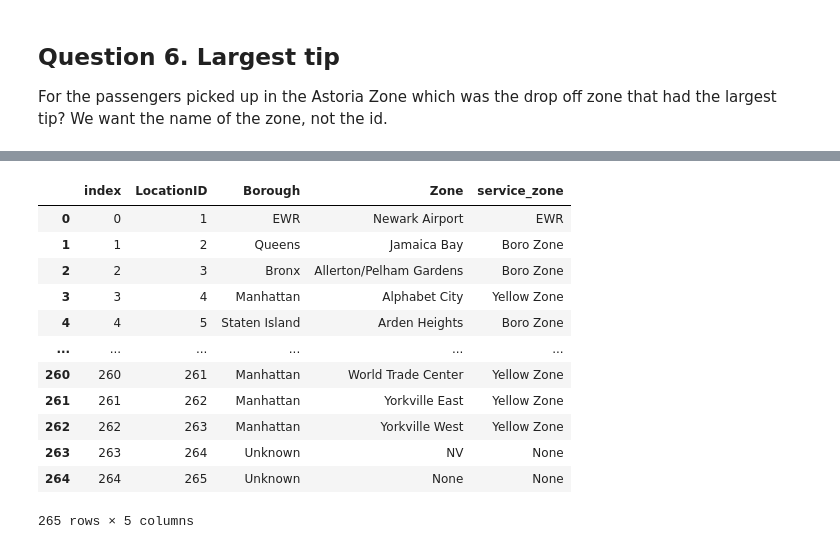
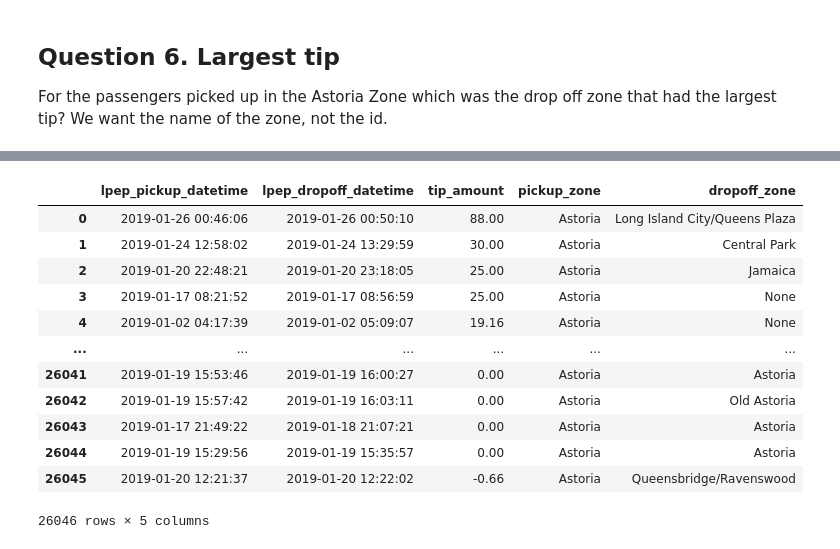
Before and after one commit to froukje/de-zoomcamp, a Jupyter notebook: week_1_basics_n_setup/homework/upload-data.ipynb, the cells around one changed output, grey strips where cells are left out. Saved outputs shown, nothing was run; the diff lists cells and outputs as text; code cells hidden in the pictures.

```diff
--- a/week_1_basics_n_setup/homework/upload-data.ipynb
+++ b/week_1_basics_n_setup/homework/upload-data.ipynb
@@ -310,20 +303,34 @@ For the passengers picked up in the Astoria Zone which was the drop off zone tha
 # %%
 query = """
-SELECT *
-FROM zones
+SELECT
+lpep_pickup_datetime,
+lpep_dropoff_datetime,
+tip_amount,
+zpu."Zone" AS "pickup_zone",
+zdo."Zone" AS "dropoff_zone"
+FROM
+green_taxi_data_2019 t,
+zones zpu,
+zones zdo
+WHERE
+t."PULocationID" = zpu."LocationID" AND
+t."DOLocationID" = zdo."LocationID" AND
+zpu."Zone" = 'Astoria'
+ORDER BY tip_amount DESC
 """
 pd.read_sql(query, con=engine)
+#zpu."Borough" = 'Astoria'
 # %% [output]
-|  | index | LocationID | Borough | Zone | service_zone |
-| 0 | 0 | 1 | EWR | Newark Airport | EWR |
-| 1 | 1 | 2 | Queens | Jamaica Bay | Boro Zone |
-| 2 | 2 | 3 | Bronx | Allerton/Pelham Gardens | Boro Zone |
-| 3 | 3 | 4 | Manhattan | Alphabet City | Yellow Zone |
-| 4 | 4 | 5 | Staten Island | Arden Heights | Boro Zone |
+|  | lpep_pickup_datetime | lpep_dropoff_datetime | tip_amount | pickup_zone | dropoff_zone |
+| 0 | 2019-01-26 00:46:06 | 2019-01-26 00:50:10 | 88.00 | Astoria | Long Island City/Queens Plaza |
+| 1 | 2019-01-24 12:58:02 | 2019-01-24 13:29:59 | 30.00 | Astoria | Central Park |
+| 2 | 2019-01-20 22:48:21 | 2019-01-20 23:18:05 | 25.00 | Astoria | Jamaica |
+| 3 | 2019-01-17 08:21:52 | 2019-01-17 08:56:59 | 25.00 | Astoria | None |
+| 4 | 2019-01-02 04:17:39 | 2019-01-02 05:09:07 | 19.16 | Astoria | None |
 | ... | ... | ... | ... | ... | ... |
-| 260 | 260 | 261 | Manhattan | World Trade Center | Yellow Zone |
-| 261 | 261 | 262 | Manhattan | Yorkville East | Yellow Zone |
-| 262 | 262 | 263 | Manhattan | Yorkville West | Yellow Zone |
-| 263 | 263 | 264 | Unknown | NV | None |
-| 264 | 264 | 265 | Unknown | None | None |
+| 26041 | 2019-01-19 15:53:46 | 2019-01-19 16:00:27 | 0.00 | Astoria | Astoria |
+| 26042 | 2019-01-19 15:57:42 | 2019-01-19 16:03:11 | 0.00 | Astoria | Old Astoria |
+| 26043 | 2019-01-17 21:49:22 | 2019-01-18 21:07:21 | 0.00 | Astoria | Astoria |
+| 26044 | 2019-01-19 15:29:56 | 2019-01-19 15:35:57 | 0.00 | Astoria | Astoria |
+| 26045 | 2019-01-20 12:21:37 | 2019-01-20 12:22:02 | -0.66 | Astoria | Queensbridge/Ravenswood |
-265 rows × 5 columns
+26046 rows × 5 columns
```
Also changed, not shown: parts of 8 cells of this notebook, 2 other files.
